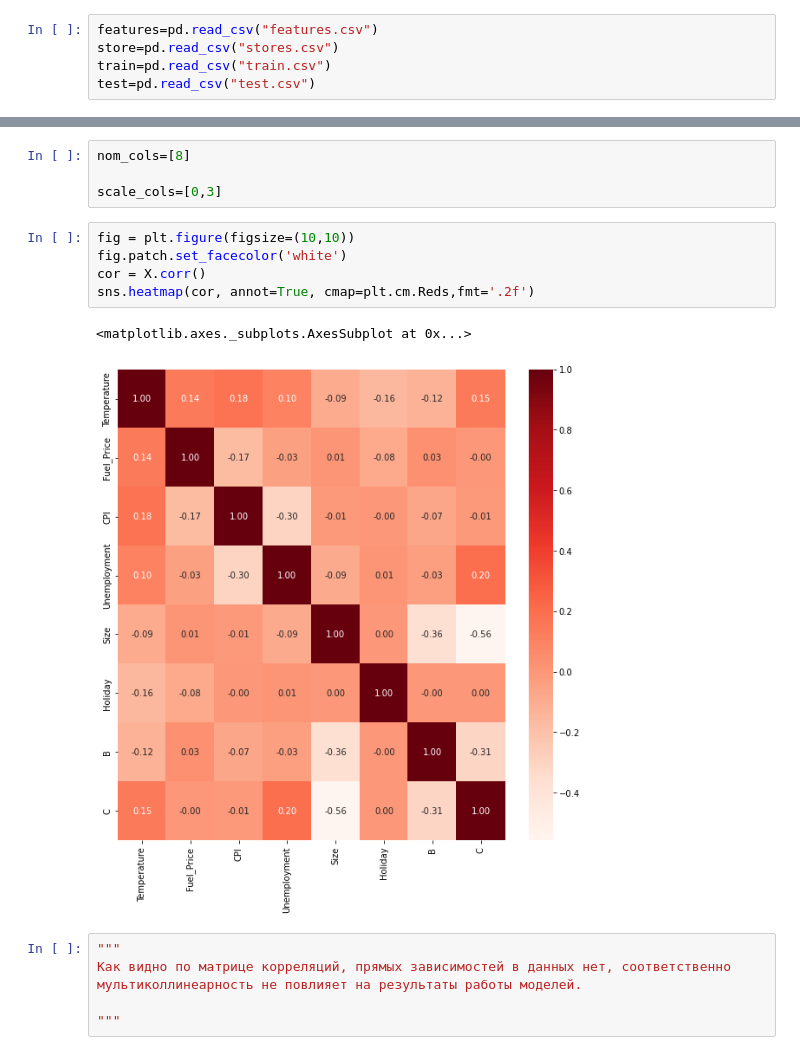
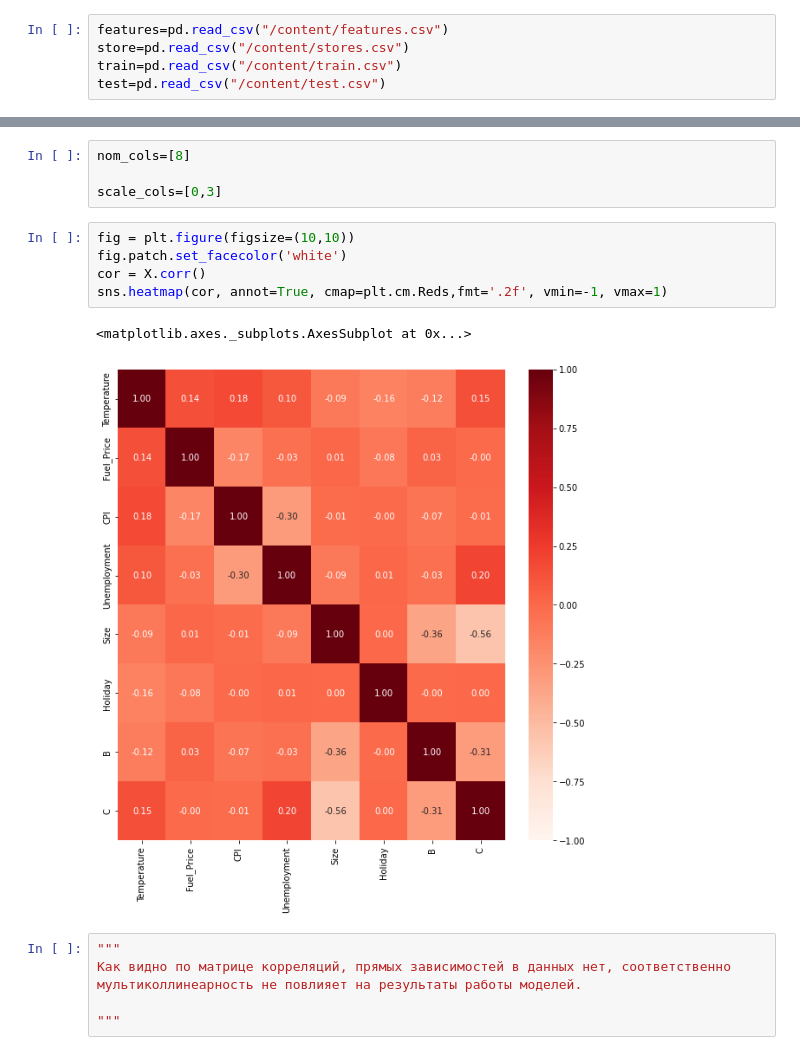
Before and after one commit to plovec132/MachineLearning, a Jupyter notebook: Suhov-1.ipynb, the cells around one changed output, grey strips where cells are left out. Saved outputs shown, nothing was run; the diff lists cells and outputs as text.

```diff
--- a/Suhov-1.ipynb
+++ b/Suhov-1.ipynb
@@ -26,8 +21,8 @@ from sklearn.ensemble import RandomForestRegressor
 # %%
-features=pd.read_csv("features.csv")
-store=pd.read_csv("stores.csv")
-train=pd.read_csv("train.csv")
-test=pd.read_csv("test.csv")
+features=pd.read_csv("/content/features.csv")
+store=pd.read_csv("/content/stores.csv")
+train=pd.read_csv("/content/train.csv")
+test=pd.read_csv("/content/test.csv")
 # %%
 train=train.groupby(['Store','Date'])['Weekly_Sales'].sum()
 train=train.reset_index()
@@ -126,11 +121,11 @@ scale_cols=[0,3]
 # %%
 fig = plt.figure(figsize=(10,10))
 fig.patch.set_facecolor('white')
 cor = X.corr()
-sns.heatmap(cor, annot=True, cmap=plt.cm.Reds,fmt='.2f')
+sns.heatmap(cor, annot=True, cmap=plt.cm.Reds,fmt='.2f', vmin=-1, vmax=1)
 # %% [output]
 <matplotlib.axes._subplots.AxesSubplot at 0x...>
-[figure, old version]
+[figure, new version]
 # %%
 """
 Как видно по матрице корреляций, прямых зависимостей в данных нет, соответственно мультиколлинеарность не повлияет на результаты работы моделей.
```
Also changed, not shown: parts of 16 cells of this notebook.
